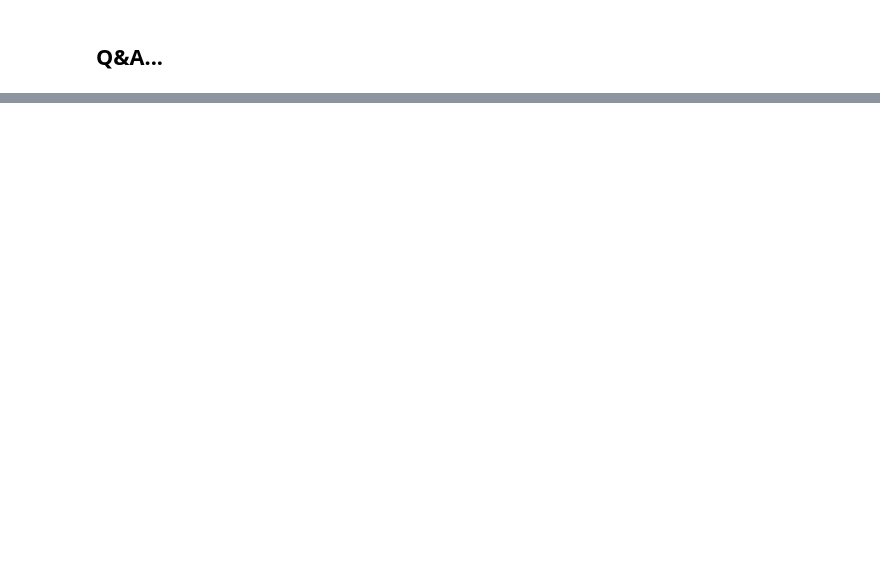
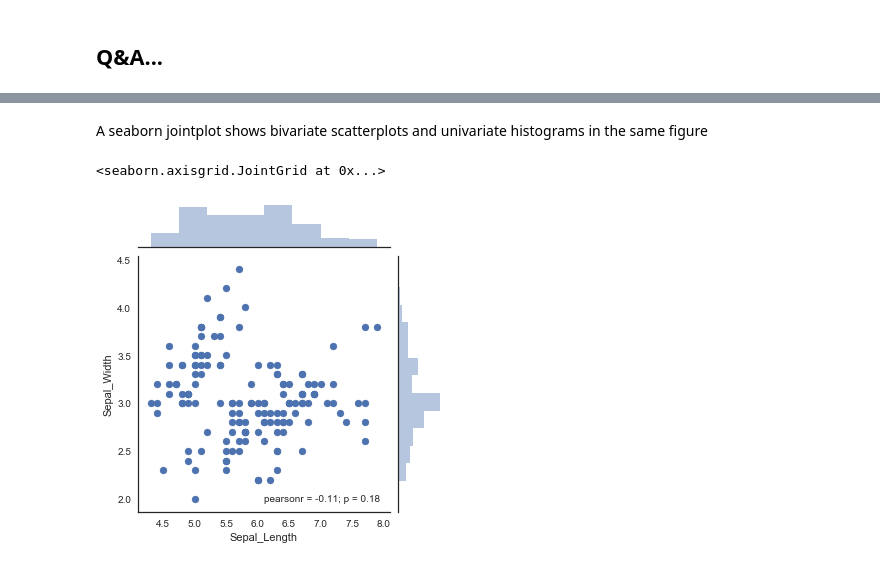
Before and after one commit to penguinpompom/SAS_afternoon_talk, a Jupyter notebook: Pandas/SAS Introduction to Python.ipynb, the cells around one changed output, grey strips where cells are left out. Saved outputs shown, nothing was run; the diff lists cells and outputs as text; code cells hidden in the pictures; blank space fills up the shorter version.

```diff
--- a/Pandas/SAS Introduction to Python.ipynb
+++ b/Pandas/SAS Introduction to Python.ipynb
@@ -450,0 +536,7 @@ $( document ).ready(code_toggle);
+# %% [markdown]
+A seaborn jointplot shows bivariate scatterplots and univariate histograms in the same figure
+# %%
+sns.jointplot(x='Sepal_Length', y='Sepal_Width', data=iris, size=5)
+# %% [output]
+<seaborn.axisgrid.JointGrid at 0x...>
+[figure, added]
```
Also changed, not shown: parts of 31 cells of this notebook.
